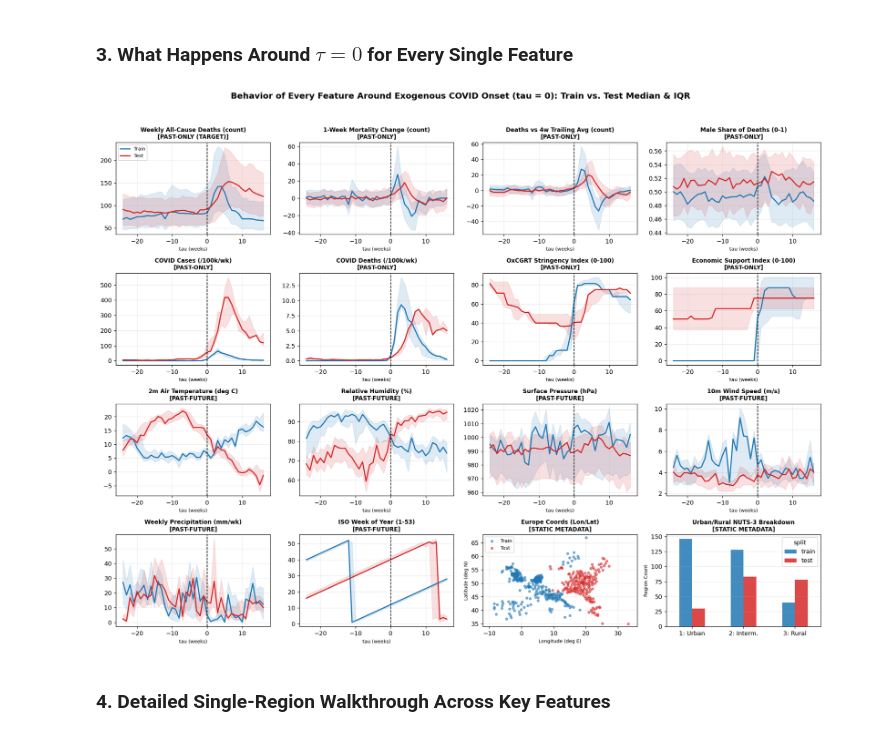
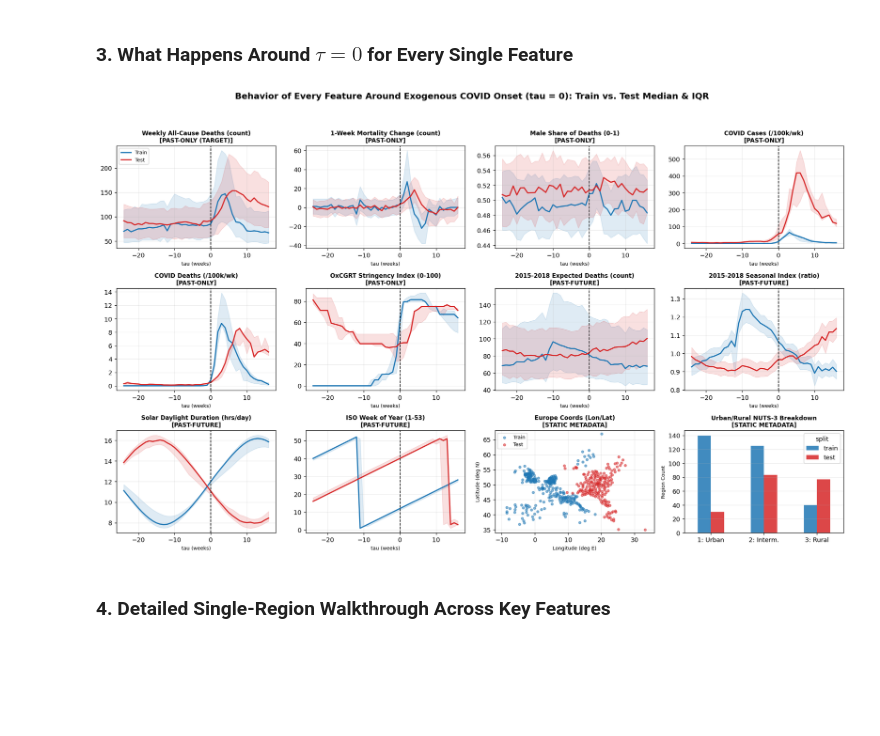
Before and after one commit to Mrun9/rare-event-shocks-benchmark, a Jupyter notebook: 02_covid_visualize_features_around_onset.ipynb, the cells around one changed output. Saved outputs shown, nothing was run; the diff lists cells and outputs as text; code cells hidden in the pictures; blank space fills up the shorter version.

Commit message:
Replace meteorological covariates with Eurostat 2015-2018 historical baselines and deterministic seasonality

```diff
--- a/02_covid_visualize_features_around_onset.ipynb
+++ b/02_covid_visualize_features_around_onset.ipynb
@@ -44,8 +44,8 @@ df['excess_pct'] = (df['deaths_total'] / df['pre_median_deaths'] - 1.0) * 100.0
 
 fig, axes = plt.subplots(2, 2, figsize=(15, 9.5), dpi=130)
 fig.suptitle(
-    'Reworked COVID-19 Mortality Benchmark (N=505: Train=314 [Spring 2020] | Test=191 [Fall 2020])\n'
-    'Weekly Resolution [-24w, +16w] | Exogenous tau=0 at National COVID Onset | 14 Dynamic Covariates (8 Past + 6 Past-Future)',
+    'Reworked COVID-19 Mortality Benchmark (N=495: Train=305 [Spring 2020] | Test=190 [Fall 2020])\n'
+    'Weekly Resolution [-24w, +16w] | Exogenous tau=0 at National COVID Onset | 10 Dynamic Covariates (6 Past + 4 Past-Future)',
     fontsize=12.5,
     fontweight='bold',
     y=0.98,
@@ -54,8 +54,8 @@ fig.suptitle(
 # --- Panel A: Percent Mortality Change Above Baseline (Train vs Test Median & IQR) ---
 ax = axes[0, 0]
 ax.axvspan(-24, 0, color='#e8f5e9', alpha=0.55, label='Pre-COVID Normal Baseline')
-for split_name, color, label in [('train', '#1f77b4', 'Train Spring 2020 (N=314)'),
-                                 ('test', '#d62728', 'Test Fall 2020 (N=191)')]:
+for split_name, color, label in [('train', '#1f77b4', 'Train Spring 2020 (N=305)'),
+                                 ('test', '#d62728', 'Test Fall 2020 (N=190)')]:
     sub = df[df['split'] == split_name]
     g = sub.groupby('tau_week')['excess_pct'].agg(
         med='median',
@@ -73,7 +73,7 @@ ax.set_ylabel('Excess Mortality Above Pre-Onset Median (%)')
 ax.grid(True, alpha=0.25)
 ax.legend(loc='upper left', fontsize=8.5)
 
-# --- Panel B: Raw Unnormalized Weekly Deaths Across All 505 Regions ---
+# --- Panel B: Raw Unnormalized Weekly Deaths Across All 495 Regions ---
 ax = axes[0, 1]
 raw_stats = df.groupby('tau_week')['deaths_total'].agg(
     med='median',
@@ -85,7 +85,7 @@ ax.fill_between(raw_stats['tau_week'], raw_stats['q25'], raw_stats['q75'], color
 ax.plot(raw_stats['tau_week'], raw_stats['med'], color='#0b5394', lw=2.3, label='Median Weekly Deaths')
 ax.plot(raw_stats['tau_week'], raw_stats['mean'], color='#c92a2a', lw=2.0, label='Mean Weekly Deaths')
 ax.axvline(0, color='black', ls='--', lw=1.4, label='COVID Onset (tau=0)')
-ax.set_title('B. Raw Unnormalized Weekly Deaths (All 505 Regions)', fontweight='bold')
+ax.set_title('B. Raw Unnormalized Weekly Deaths (All 495 Regions)', fontweight='bold')
 ax.set_xlabel('Weeks Relative to COVID Onset (tau)')
 ax.set_ylabel('Weekly Deaths (raw count)')
 ax.grid(True, alpha=0.25)
@@ -132,25 +132,21 @@ plt.show()
 # %% [markdown]
 ### 3. What Happens Around $\tau = 0$ for Every Single Feature
 # %%
-# Human-readable labels & units for all 14 dynamic features (8 past-only + 6 past-future)
+# Human-readable labels & units for all 10 dynamic features (6 past-only + 4 past-future)
 FEATURES = [
     ('deaths_total', 'Weekly All-Cause Deaths (count)', 'PAST-ONLY (TARGET)'),
     ('deaths_change_1w', '1-Week Mortality Change (count)', 'PAST-ONLY'),
-    ('deaths_vs_4w_avg_diff', 'Deaths vs 4w Trailing Avg (count)', 'PAST-ONLY'),
     ('male_death_share', 'Male Share of Deaths (0-1)', 'PAST-ONLY'),
     ('covid_cases_100k', 'COVID Cases (/100k/wk)', 'PAST-ONLY'),
     ('covid_deaths_100k', 'COVID Deaths (/100k/wk)', 'PAST-ONLY'),
     ('stringency_index', 'OxCGRT Stringency Index (0-100)', 'PAST-ONLY'),
-    ('economic_support_index', 'Economic Support Index (0-100)', 'PAST-ONLY'),
-    ('temp_c', '2m Air Temperature (deg C)', 'PAST-FUTURE'),
-    ('humidity_pct', 'Relative Humidity (%)', 'PAST-FUTURE'),
-    ('pressure_hpa', 'Surface Pressure (hPa)', 'PAST-FUTURE'),
-    ('wind_ms', '10m Wind Speed (m/s)', 'PAST-FUTURE'),
-    ('rain_mm_week', 'Weekly Precipitation (mm/wk)', 'PAST-FUTURE'),
+    ('hist_expected_deaths', '2015-2018 Expected Deaths (count)', 'PAST-FUTURE'),
+    ('hist_seasonal_index', '2015-2018 Seasonal Index (ratio)', 'PAST-FUTURE'),
+    ('daylight_hours', 'Solar Daylight Duration (hrs/day)', 'PAST-FUTURE'),
     ('week_of_year', 'ISO Week of Year (1-53)', 'PAST-FUTURE'),
 ]
 
-fig, axes = plt.subplots(4, 4, figsize=(17, 13), dpi=130)
+fig, axes = plt.subplots(3, 4, figsize=(17, 10.5), dpi=130)
 axes = axes.flatten()
 
 # Plot median curve and 25th-75th percentile band separately for Train and Test
@@ -173,39 +169,39 @@ for idx, (col, label, role) in enumerate(FEATURES):
     if idx == 0:
         ax.legend(loc='upper left', fontsize=8)
 
-# Use remaining 2 grid slots cleanly for static region metadata summaries
+# Use remaining 2 grid slots for static metadata summaries
 meta_unique = df.drop_duplicates('sample_id')
-ax_s1 = axes[14]
+ax_s1 = axes[10]
 for split_name, color, name in [('train', '#1f77b4', 'Train'), ('test', '#d62728', 'Test')]:
     sub = meta_unique[meta_unique['split'] == split_name]
     ax_s1.scatter(sub['longitude'], sub['latitude'], s=14, alpha=0.55, color=color, label=name)
 ax_s1.set_xlim(-12, 36)
 ax_s1.set_ylim(34, 68)
 ax_s1.set_title('Europe Coords (Lon/Lat)\n[STATIC METADATA]', fontsize=9.5, fontweight='bold')
 ax_s1.set_xlabel('Longitude (deg E)', fontsize=8)
 ax_s1.set_ylabel('Latitude (deg N)', fontsize=8)
 ax_s1.grid(True, alpha=0.25)
 ax_s1.legend(loc='upper left', fontsize=8)
 
-ax_s2 = axes[15]
+ax_s2 = axes[11]
 urb = pd.crosstab(meta_unique['urban_type'], meta_unique['split'])[['train', 'test']]
 urb.index = ['1: Urban', '2: Interm.', '3: Rural']
 urb.plot(kind='bar', color=['#1f77b4', '#d62728'], alpha=0.85, ax=ax_s2, rot=0)
 ax_s2.set_title('Urban/Rural NUTS-3 Breakdown\n[STATIC METADATA]', fontsize=9.5, fontweight='bold')
 ax_s2.set_ylabel('Region Count', fontsize=8)
 ax_s2.grid(True, axis='y', alpha=0.25)
 
 plt.suptitle(
     'Behavior of Every Feature Around Exogenous COVID Onset (tau = 0): Train vs. Test Median & IQR',
     fontsize=14,
     fontweight='bold',
     y=0.995,
 )
-plt.tight_layout(rect=[0, 0, 1, 0.97])
+plt.tight_layout(rect=[0, 0, 1, 0.96])
 plt.savefig('data/covid_mortality_all_features_around_surge.png', dpi=150, bbox_inches='tight')
 plt.show()
 # %% [output]
-[figure, old version]
+[figure, new version]
 # %% [markdown]
 ### 4. Detailed Single-Region Walkthrough Across Key Features
 # %%
```
Also changed, not shown: parts of 5 cells of this notebook, 11 other files.
